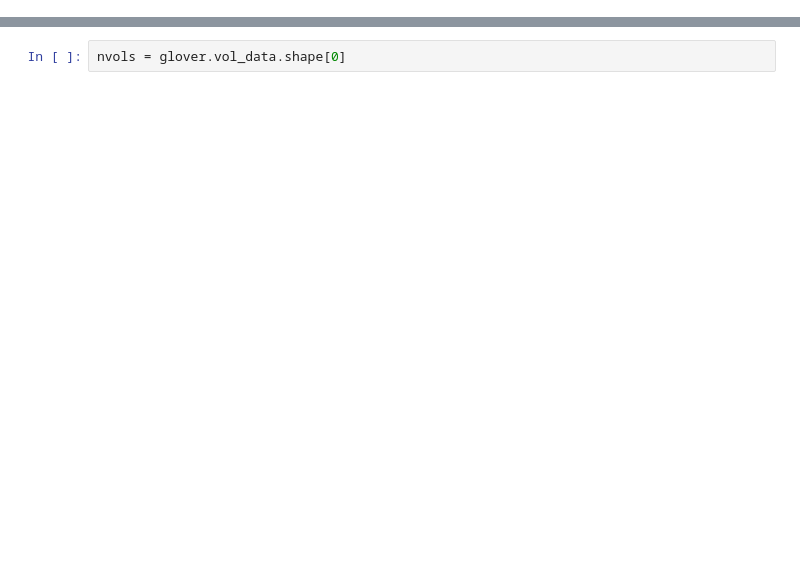
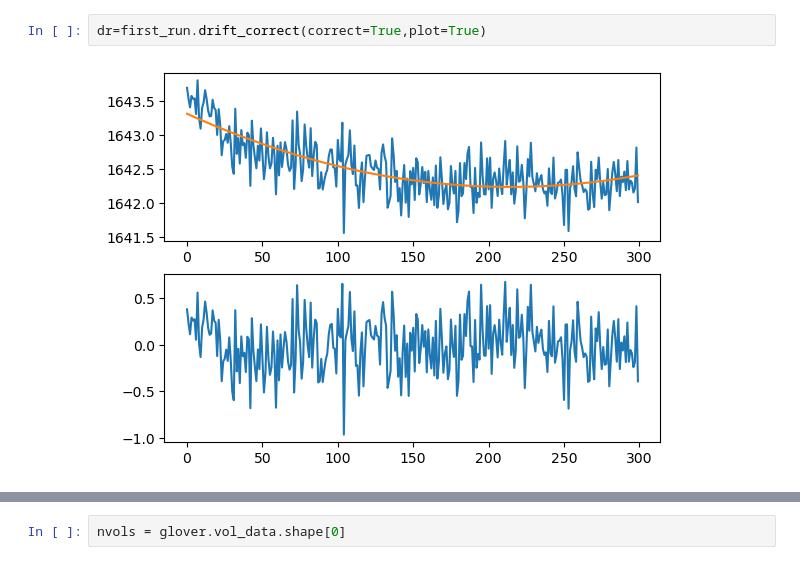
Before and after one commit to cjohnevans/MriQc, a Jupyter notebook: qc/fmriqc_snr_by_vol_check.ipynb, the cells around one changed output, grey strips where cells are left out. Saved outputs shown, nothing was run; the diff lists cells and outputs as text; blank space fills up the shorter version.

Commit message:
drift correction implemented. not all working yet.

```diff
--- a/qc/fmriqc_snr_by_vol_check.ipynb
+++ b/qc/fmriqc_snr_by_vol_check.ipynb
@@ -22,2 +24,6 @@ lessvol.vol_data.shape
 # %% [output]
 (300, 27, 64, 64)
+# %%
+dr=first_run.drift_correct(correct=True,plot=True)
+# %% [output]
+[figure, added]
```
Also changed, not shown: parts of 21 cells of this notebook, 1 other file.
